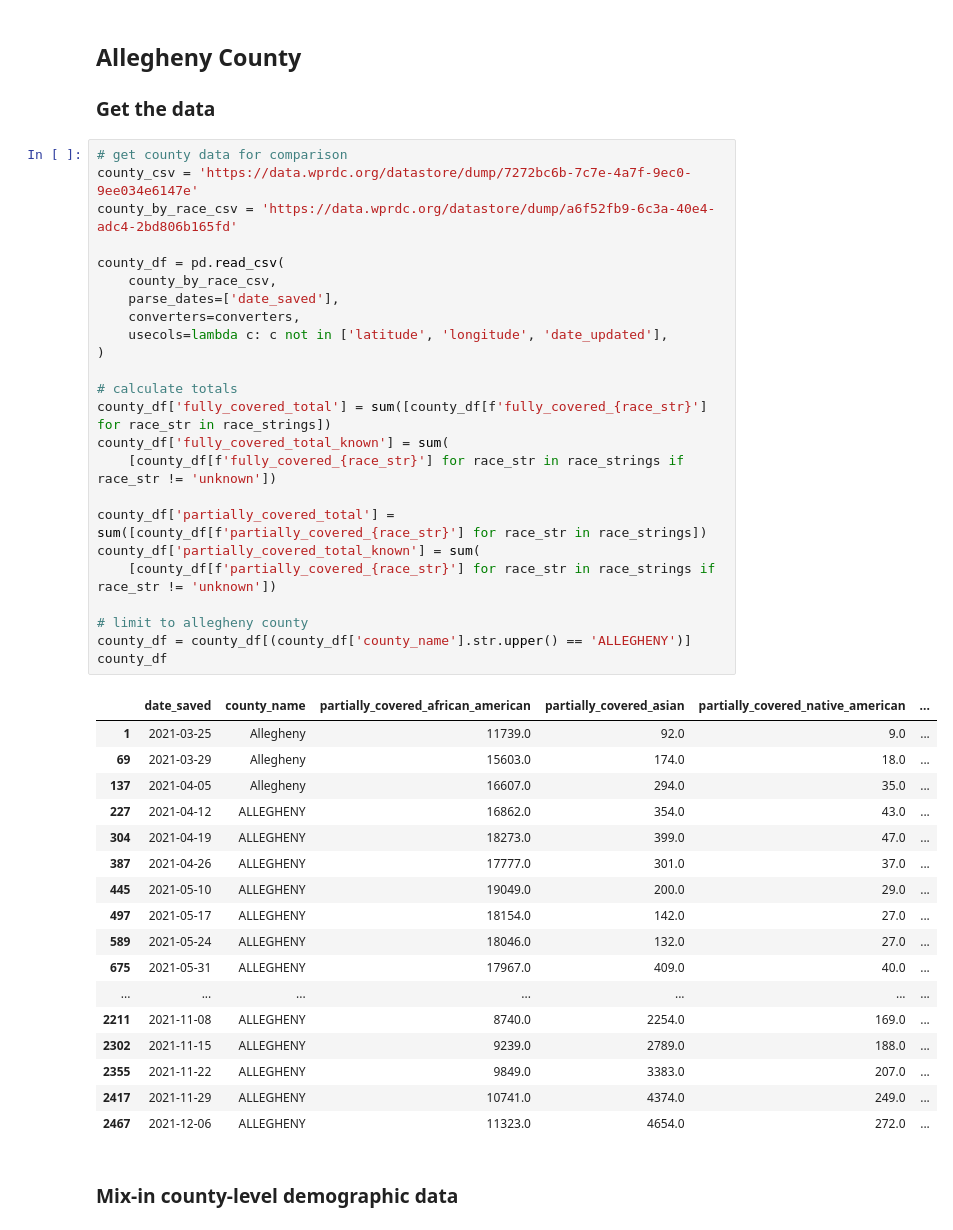
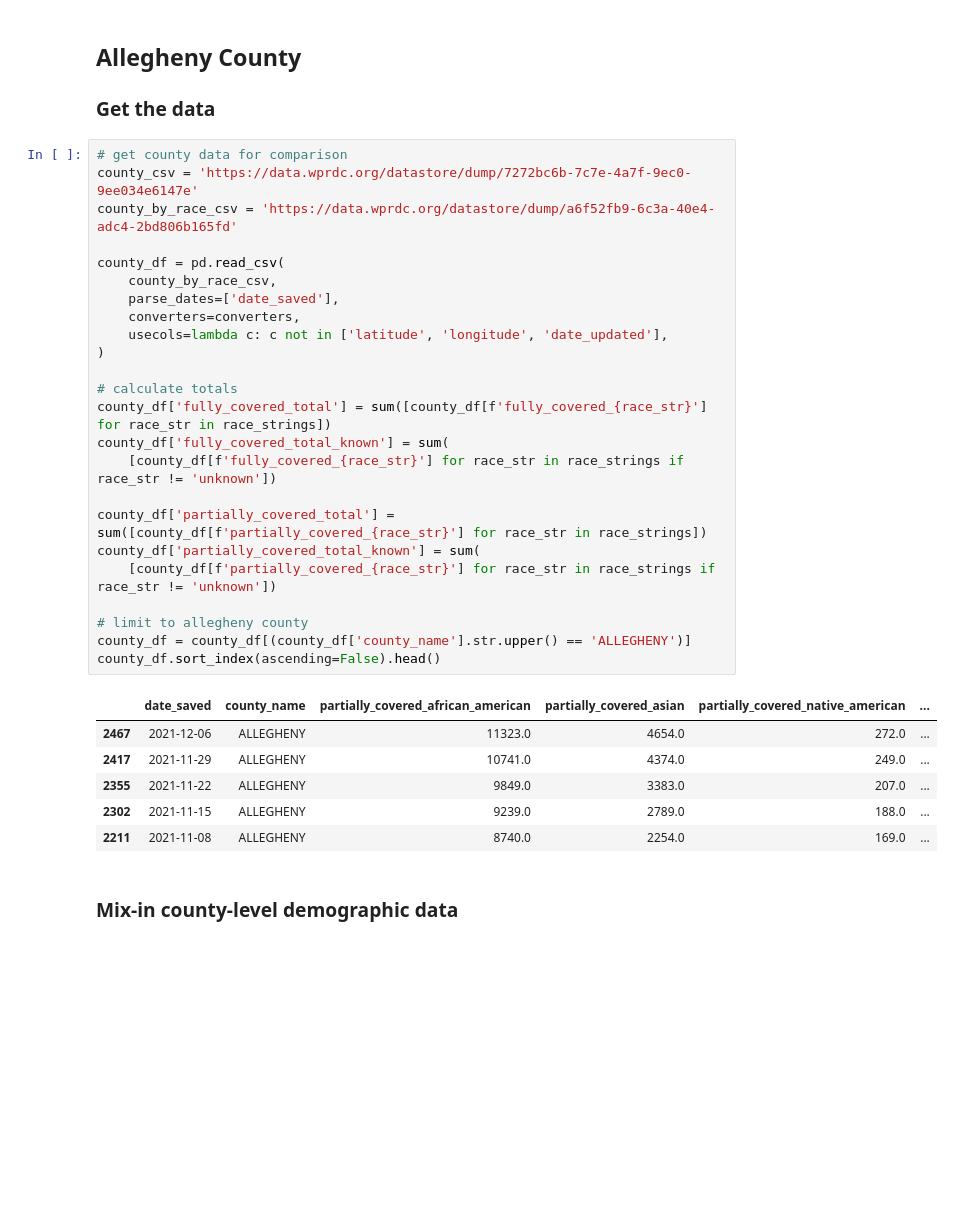
Before and after one commit to WPRDC/bec-vaccination-map, a Jupyter notebook: notebooks/vaccination-rates.ipynb, the cells around one changed output. Saved outputs shown, nothing was run; the diff lists cells and outputs as text; blank space fills up the shorter version.

```diff
--- a/notebooks/vaccination-rates.ipynb
+++ b/notebooks/vaccination-rates.ipynb
@@ -134,44 +128,33 @@ rate_plot = by_date_zip_pivot.plot(
 # %%
 # get county data for comparison
 county_csv = 'https://data.wprdc.org/datastore/dump/7272bc6b-7c7e-4a7f-9ec0-9ee034e6147e'
 county_by_race_csv = 'https://data.wprdc.org/datastore/dump/a6f52fb9-6c3a-40e4-adc4-2bd806b165fd'
 
 county_df = pd.read_csv(
     county_by_race_csv,
     parse_dates=['date_saved'],
     converters=converters,
     usecols=lambda c: c not in ['latitude', 'longitude', 'date_updated'],
 )
 
 # calculate totals
 county_df['fully_covered_total'] = sum([county_df[f'fully_covered_{race_str}'] for race_str in race_strings])
 county_df['fully_covered_total_known'] = sum(
     [county_df[f'fully_covered_{race_str}'] for race_str in race_strings if race_str != 'unknown'])
 
 county_df['partially_covered_total'] = sum([county_df[f'partially_covered_{race_str}'] for race_str in race_strings])
 county_df['partially_covered_total_known'] = sum(
     [county_df[f'partially_covered_{race_str}'] for race_str in race_strings if race_str != 'unknown'])
 
 # limit to allegheny county
 county_df = county_df[(county_df['county_name'].str.upper() == 'ALLEGHENY')]
-county_df
+county_df.sort_index(ascending=False).head()
 # %% [output]
 |  | date_saved | county_name | partially_covered_african_american | partially_covered_asian | partially_covered_native_american | ... |
-| 1 | 2021-03-25 | Allegheny | 11739.0 | 92.0 | 9.0 | ... |
-| 69 | 2021-03-29 | Allegheny | 15603.0 | 174.0 | 18.0 | ... |
-| 137 | 2021-04-05 | Allegheny | 16607.0 | 294.0 | 35.0 | ... |
-| 227 | 2021-04-12 | ALLEGHENY | 16862.0 | 354.0 | 43.0 | ... |
-| 304 | 2021-04-19 | ALLEGHENY | 18273.0 | 399.0 | 47.0 | ... |
-| 387 | 2021-04-26 | ALLEGHENY | 17777.0 | 301.0 | 37.0 | ... |
-| 445 | 2021-05-10 | ALLEGHENY | 19049.0 | 200.0 | 29.0 | ... |
-| 497 | 2021-05-17 | ALLEGHENY | 18154.0 | 142.0 | 27.0 | ... |
-| 589 | 2021-05-24 | ALLEGHENY | 18046.0 | 132.0 | 27.0 | ... |
-| 675 | 2021-05-31 | ALLEGHENY | 17967.0 | 409.0 | 40.0 | ... |
-| ... | ... | ... | ... | ... | ... | ... |
+| 2467 | 2021-12-06 | ALLEGHENY | 11323.0 | 4654.0 | 272.0 | ... |
+| 2417 | 2021-11-29 | ALLEGHENY | 10741.0 | 4374.0 | 249.0 | ... |
+| 2355 | 2021-11-22 | ALLEGHENY | 9849.0 | 3383.0 | 207.0 | ... |
+| 2302 | 2021-11-15 | ALLEGHENY | 9239.0 | 2789.0 | 188.0 | ... |
 | 2211 | 2021-11-08 | ALLEGHENY | 8740.0 | 2254.0 | 169.0 | ... |
-| 2302 | 2021-11-15 | ALLEGHENY | 9239.0 | 2789.0 | 188.0 | ... |
-| 2355 | 2021-11-22 | ALLEGHENY | 9849.0 | 3383.0 | 207.0 | ... |
-| 2417 | 2021-11-29 | ALLEGHENY | 10741.0 | 4374.0 | 249.0 | ... |
-| 2467 | 2021-12-06 | ALLEGHENY | 11323.0 | 4654.0 | 272.0 | ... |
 # %% [markdown]
 ### Mix-in county-level demographic data
```
Also changed, not shown: parts of 6 cells of this notebook, 1 other file.
